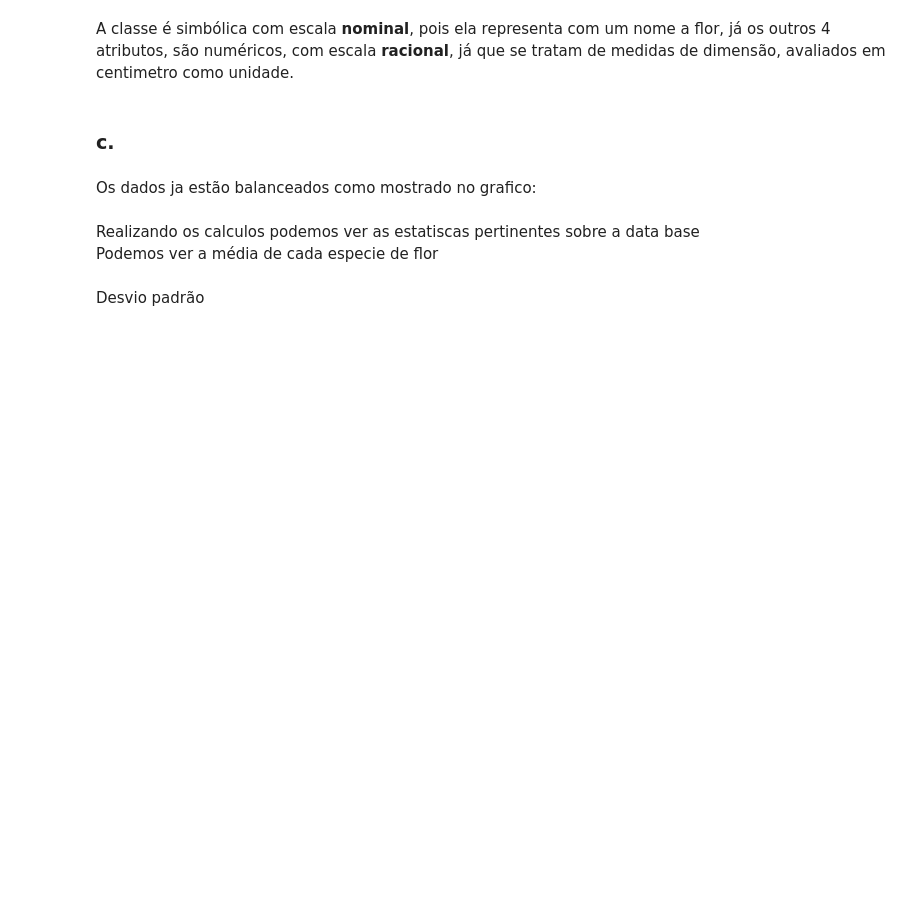
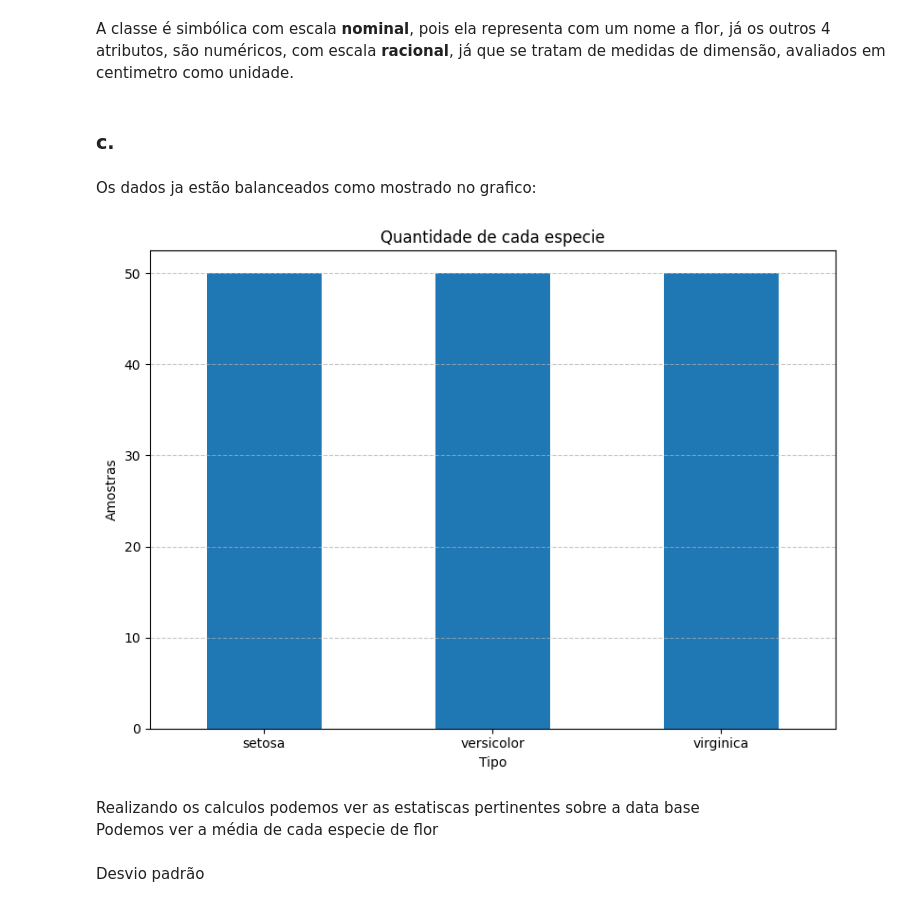
Before and after one commit to Guilherme-Prazeres/AVA1-ENGG67, a Jupyter notebook: IAM_AVA01_Guilherme_Prazeres_Joaquim.ipynb, the cells around one changed output. Cells and saved outputs as stored; diff of their text form; code cells hidden in the pictures; blank space fills up the shorter version.

```diff
--- a/IAM_AVA01_Guilherme_Prazeres_Joaquim.ipynb
+++ b/IAM_AVA01_Guilherme_Prazeres_Joaquim.ipynb
@@ -30,19 +30,21 @@ Os dados ja estão balanceados como mostrado no grafico:
 # %%
 # Plot do grafico e contagem
 type_counts = iris['species'].value_counts()
 
 # Plotting
 type_counts.plot(kind='bar', figsize=(8, 6))
 plt.title('Quantidade de cada especie')
 plt.xlabel('Tipo')
-plt.ylabel('Quantidade')
+plt.ylabel('Amostras')
 plt.xticks(rotation=0)
 
 # Adicionando grid e ajustando o layout
 plt.grid(True, axis='y', linestyle='--', alpha=0.7)
 plt.tight_layout()
 
 plt.show()
+# %% [output]
+[figure, added]
 # %% [markdown]
 Realizando os calculos podemos ver as estatiscas pertinentes sobre a data base <br>
 Podemos ver a média de cada especie de flor
```
